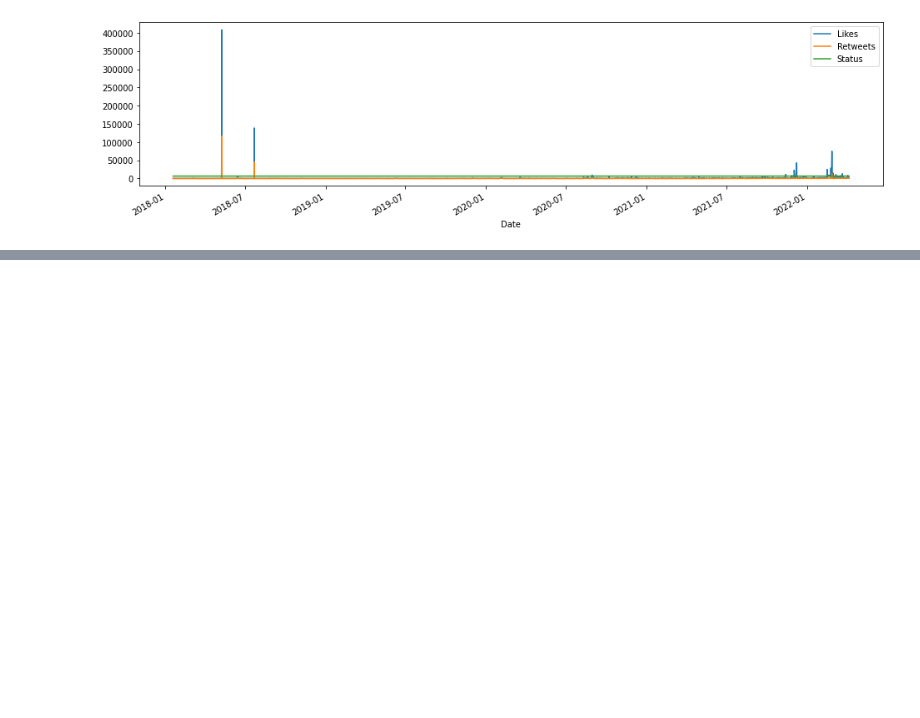
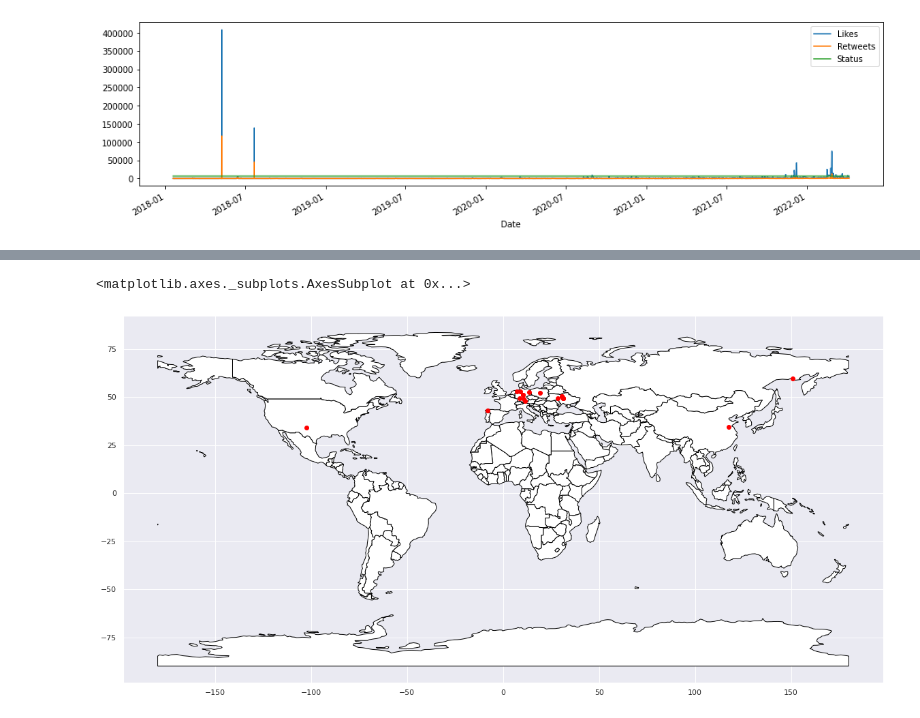
Before and after one commit to mayuripandey/Data-Analysis, a Jupyter notebook: Account_analysis.ipynb, the cells around one changed output, grey strips where cells are left out. Saved outputs shown, nothing was run; the diff lists cells and outputs as text; code cells hidden in the pictures; blank space fills up the shorter version.

```diff
--- a/Account_analysis.ipynb
+++ b/Account_analysis.ipynb
@@ -751,0 +1091,2 @@ plt.show()
+# %%
+df["Coordinates"]=df['author.location'].apply(nom.geocode)
@@ -751,0 +1111,10 @@ plt.show()
+# %%
+import geopy
+def get_latitude(x):
+  if hasattr(x,'latitude') and (x.latitude is not None):
+     return x.latitude
+def get_longitude(x):
+  if hasattr(x,'longitude') and (x.longitude is not None):
+     return x.longitude
+df["Latitude"]=df["Coordinates"].apply(get_latitude)
+df["Longitude"]=df["Coordinates"].apply(get_longitude)
@@ -751,0 +1161,5 @@ plt.show()
+# %%
+!pip install geopandas
+import geopandas as gpd
+gdf = gpd.GeoDataFrame(
+    df, geometry=gpd.points_from_xy(df.Longitude, df.Latitude))
@@ -751,0 +1183,8 @@ plt.show()
+# %%
+world = gpd.read_file(gpd.datasets.get_path('naturalearth_lowres'))
+# %%
+ax = world.plot(color='white', edgecolor='black',figsize=[20,10])
+gdf.plot(ax=ax, color='red')
+# %% [output]
+<matplotlib.axes._subplots.AxesSubplot at 0x...>
+[figure, added]
```
Also changed, not shown: parts of 62 cells of this notebook.
